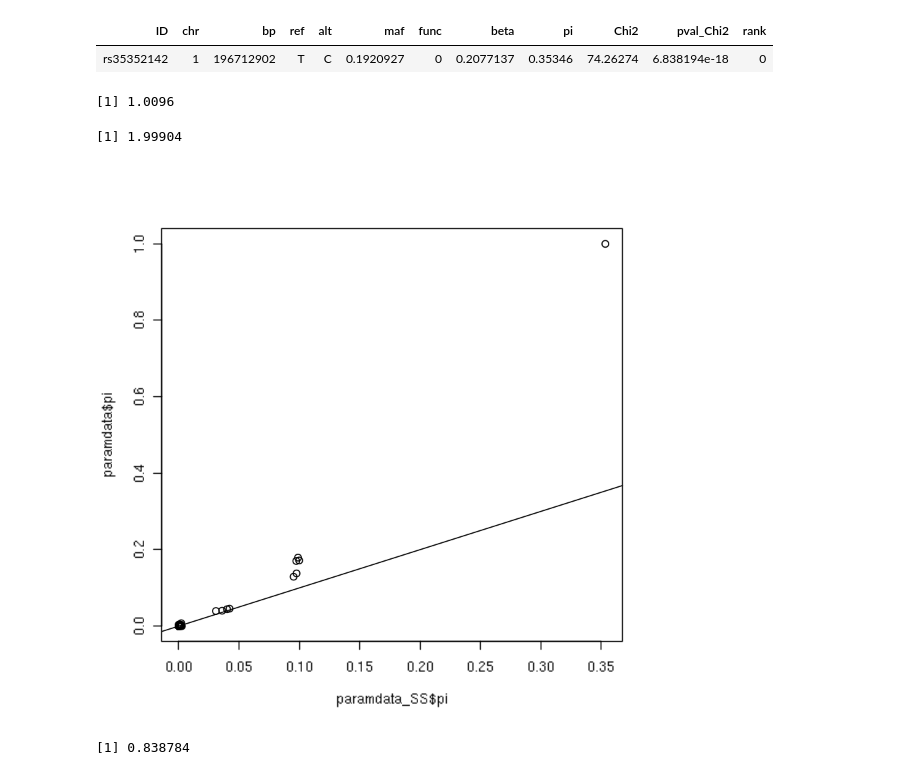
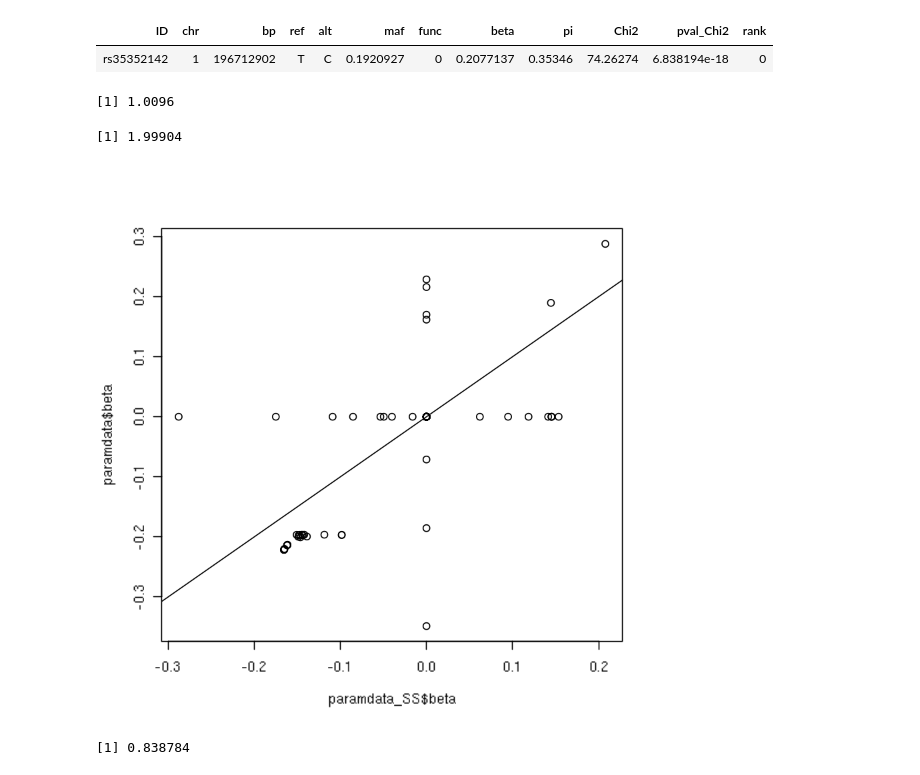
Before and after one commit to jche453/BGW-TWAS, a Jupyter notebook: 1KG_example/Test_Wkdir/output/TestRscript.ipynb, the cells around one changed output. Cells and saved outputs as stored; diff of their text form; code cells hidden in the pictures.

```diff
--- a/1KG_example/Test_Wkdir/output/TestRscript.ipynb
+++ b/1KG_example/Test_Wkdir/output/TestRscript.ipynb
@@ -70,12 +56,13 @@ paramdata_SS[paramdata_SS$pi > 0.1068, ]
 # %%
 sum(paramdata_SS$pi)
 sum(paramdata$pi)
-plot(paramdata_SS$pi, paramdata$pi)
+#plot(paramdata_SS$pi, paramdata$pi)
+plot(paramdata_SS$beta, paramdata$beta)
 abline(0, 1)
 # %% [output]
 [1] 1.0096
 [1] 1.99904
-[figure, old version]
+[figure, new version]
 # %%
 a =  4.15671
 b = 0.670128
```
Also changed, not shown: parts of 1 cell of this notebook, 3 other files.
